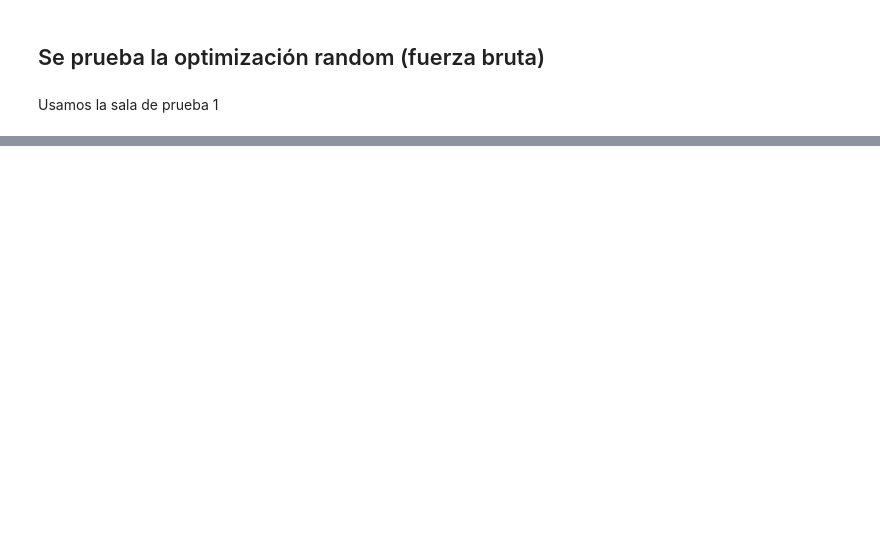
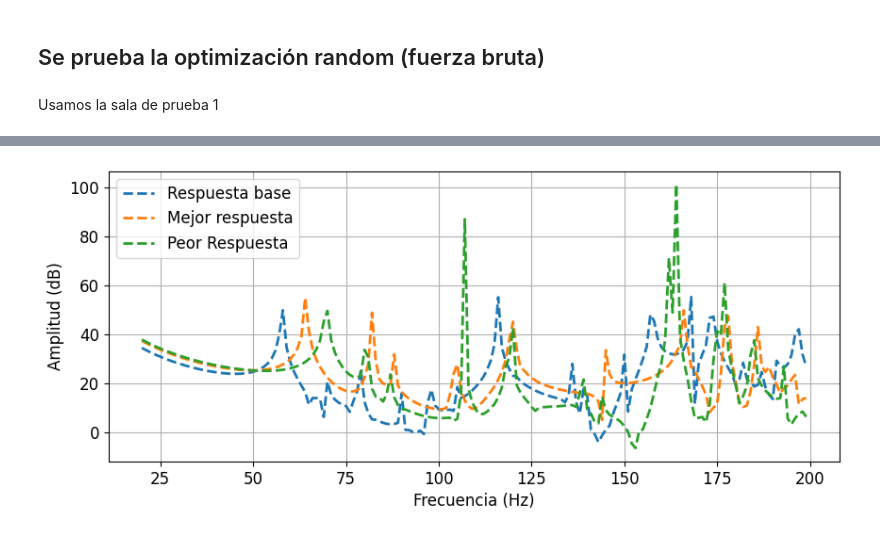
Before and after one commit to MatiasDiBernardo/Acoustic-Modal-Response-Optimizer, a Jupyter notebook: notebooks/random_optim_test_sala1.ipynb, the cells around one changed output, grey strips where cells are left out. Cells and saved outputs as stored; diff of their text form; code cells hidden in the pictures; blank space fills up the shorter version.

```diff
--- a/notebooks/random_optim_test_sala1.ipynb
+++ b/notebooks/random_optim_test_sala1.ipynb
@@ -135,0 +127,6 @@ plt.show()
+# %%
+from complex_outline_optim import calculate_initial
+
+merit_0, mag0 = calculate_initial(Lx/100, Ly/100, Lz/100, source_position, receptor_position)
+freq_base = np.arange(20, 200, 1)
+merit_0
@@ -136,3 +150,11 @@ plt.show()
+# %%
+from plots.graph_mag_response import mag_response_comparison
+
+freqs_res1 = np.arange(20, 200, 1)
+mags = [(freqs_res1, mag0, "Respuesta base"), (f_tot, best_room_mag, "Mejor respuesta"), (f_tot, worst_room_mag, "Peor Respuesta")]
+mag_response_comparison(mags)
+# %% [output]
+[figure, added]
 # %%
 plot_room_outline(Lx, Ly, Dx, Dy, source_position, receptor_position, rooms[idx_best_room], "Distribución mejor cuarto")
 plot_room_outline(Lx, Ly, Dx, Dy, source_position, receptor_position, rooms[idx_worst_room], "Distribución peor cuarto")
```
Also changed, not shown: parts of 6 cells of this notebook, 4 other files.
